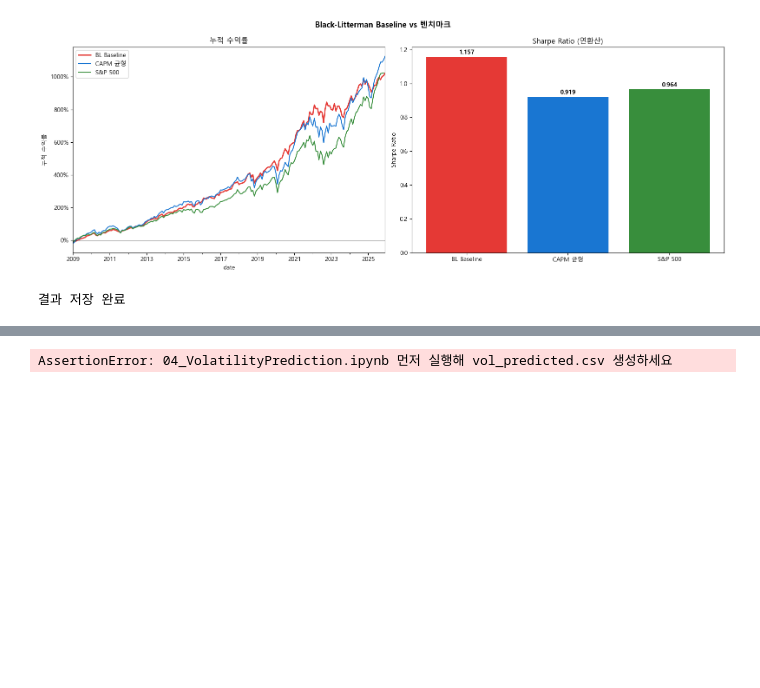
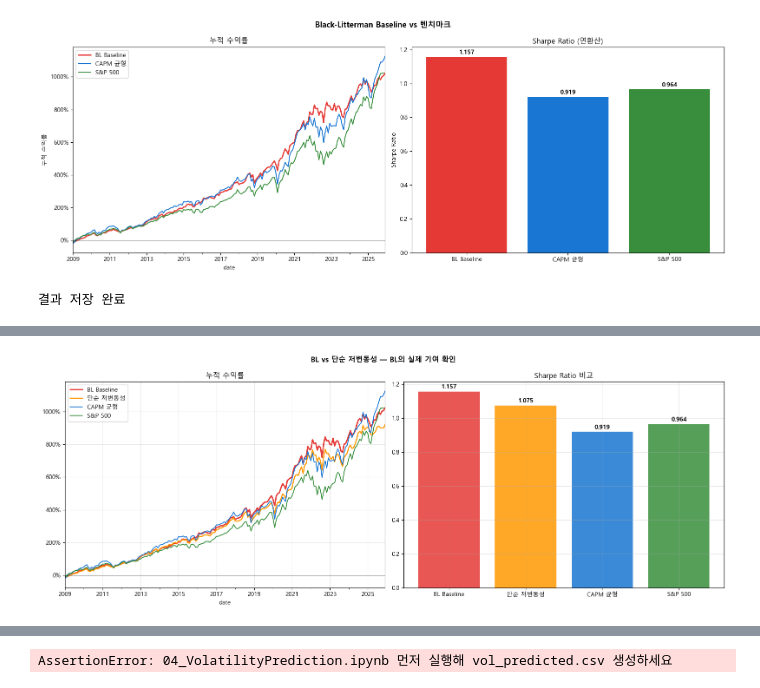
Before and after one commit to sybeom528/finance_project, a Jupyter notebook: 서윤범/low_risk/99_baseline.ipynb, the cells around one changed output, grey strips where cells are left out. Saved outputs shown, nothing was run; the diff lists cells and outputs as text; code cells hidden in the pictures; blank space fills up the shorter version.

```diff
--- a/서윤범/low_risk/99_baseline.ipynb
+++ b/서윤범/low_risk/99_baseline.ipynb
@@ -427,3 +427,90 @@ print('결과 저장 완료')
 # %% [output]
 [figure]
 결과 저장 완료
+# %%
+# ── 단순 저변동성 포트폴리오 (naive low-vol benchmark) ──────────
+# BL 없이 그냥 vol_21d 하위 30% 시총가중 보유
+# → BL이 기여하는지 vs 저변동성 선택 자체의 효과인지 분리
+
+naive_lowvol_returns = []
+
+for i, pred_date in enumerate(pred_dates):
+    try:
+        month_df = panel.xs(pred_date, level='date').dropna(
+            subset=['vol_21d', 'log_mcap', 'fwd_ret_1m'])
+        if len(month_df) < 30:
+            continue
+
+        n_group   = max(1, int(len(month_df) * PCT_GROUP))
+        low_tix   = month_df['vol_21d'].sort_values().index[:n_group]
+        mcap_low  = np.exp(month_df.loc[low_tix, 'log_mcap'])
+        w_naive   = mcap_low / mcap_low.sum()
+        ret_naive = float(w_naive @ month_df.loc[low_tix, 'fwd_ret_1m'].fillna(0))
+        naive_lowvol_returns.append({'date': pred_date, 'ret': ret_naive})
+    except:
+        pass
+
+naive_ret = pd.DataFrame(naive_lowvol_returns).set_index('date')['ret']
+
+# ── 성과 비교 ─────────────────────────────────────────────────
+print('=' * 60)
+print('BL Baseline vs 단순 저변동성 포트폴리오')
+print('=' * 60)
+rf_m = panel['rf_1m'].groupby(level='date').first().reindex(bl_ret.index).fillna(0)
+
+for ret, label in [
+    (bl_ret,   'BL Baseline       (vol_21d + BL 최적화)'),
+    (naive_ret,'단순 저변동성     (vol_21d 하위30% 시총가중)'),
+    (capm_ret, 'CAPM 균형         (전체 시총가중)'),
+    (spy_ret,  'S&P 500'),
+]:
+    rf   = rf_m.reindex(ret.index).fillna(0)
+    exc  = ret - rf
+    sr   = exc.mean() / exc.std() * np.sqrt(12)
+    ar   = ret.mean() * 12
+    av   = ret.std() * np.sqrt(12)
+    cum  = (1 + ret).cumprod()
+    mdd  = ((cum - cum.cummax()) / cum.cummax()).min()
+    print(f'\n[{label}]')
+    print(f'  Sharpe: {sr:.3f}  연수익: {ar:.2%}  변동성: {av:.2%}  MDD: {mdd:.2%}')
+
+# ── 시각화 ────────────────────────────────────────────────────
+fig, axes = plt.subplots(1, 2, figsize=(16, 6))
+fig.suptitle('BL vs 단순 저변동성 — BL의 실제 기여 확인', fontweight='bold')
+
+portfolios_cmp = [
+    (bl_ret,    'BL Baseline',    '#E53935', 2.2),
+    (naive_ret, '단순 저변동성',  '#FF9800', 1.8),
+    (capm_ret,  'CAPM 균형',      '#1976D2', 1.4),
+    (spy_ret,   'S&P 500',        '#388E3C', 1.4),
+]
+
+ax = axes[0]
+for ret, label, color, lw in portfolios_cmp:
+    (1 + ret).cumprod().sub(1).plot(ax=ax, label=label, color=color, linewidth=lw)
+ax.set_title('누적 수익률')
+ax.yaxis.set_major_formatter(mtick.PercentFormatter(1.0))
+ax.legend()
+ax.axhline(0, color='k', lw=0.5)
+ax.grid(True, alpha=0.3)
+
+ax = axes[1]
+labels_bar  = [l for _, l, _, _ in portfolios_cmp]
+sharpes_bar = []
+for ret, label, color, lw in portfolios_cmp:
+    rf  = rf_m.reindex(ret.index).fillna(0)
+    exc = ret - rf
+    sharpes_bar.append(exc.mean() / exc.std() * np.sqrt(12))
+colors_bar = [c for _, _, c, _ in portfolios_cmp]
+bars = ax.bar(labels_bar, sharpes_bar, color=colors_bar, alpha=0.85)
+for bar, val in zip(bars, sharpes_bar):
+    ax.text(bar.get_x() + bar.get_width()/2, bar.get_height() + 0.01,
+            f'{val:.3f}', ha='center', va='bottom', fontsize=10, fontweight='bold')
+ax.set_title('Sharpe Ratio 비교')
+ax.axhline(0, color='k', lw=0.5)
+ax.grid(True, alpha=0.3)
+
+plt.tight_layout()
+plt.savefig(OUT_DIR / 'bl_vs_naive_lowvol.png', dpi=150, bbox_inches='tight')
+plt.show()
+# %% [output]
@@ -429,0 +532 @@ print('결과 저장 완료')
+[figure, added]
```
Also changed, not shown: parts of 4 cells of this notebook, 27 other files.
